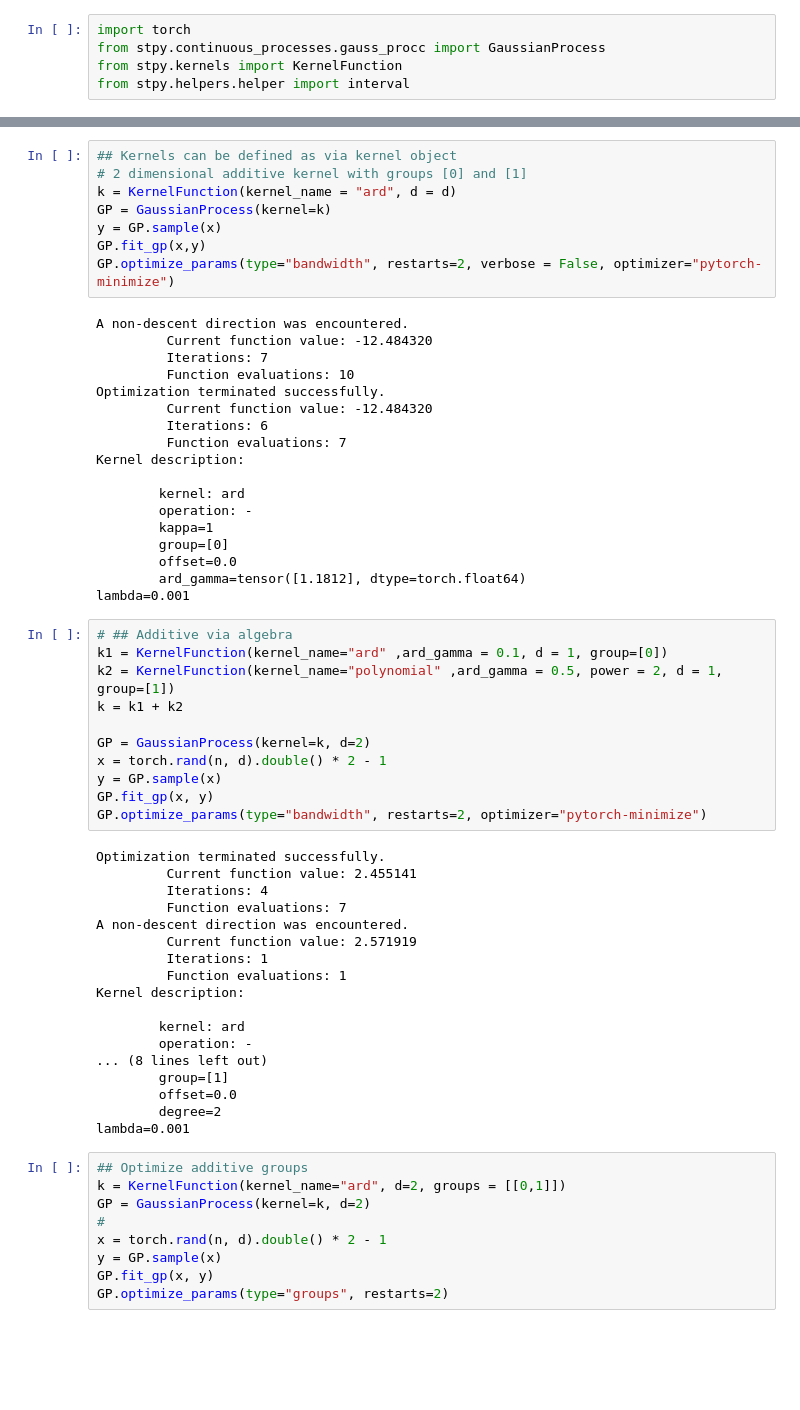
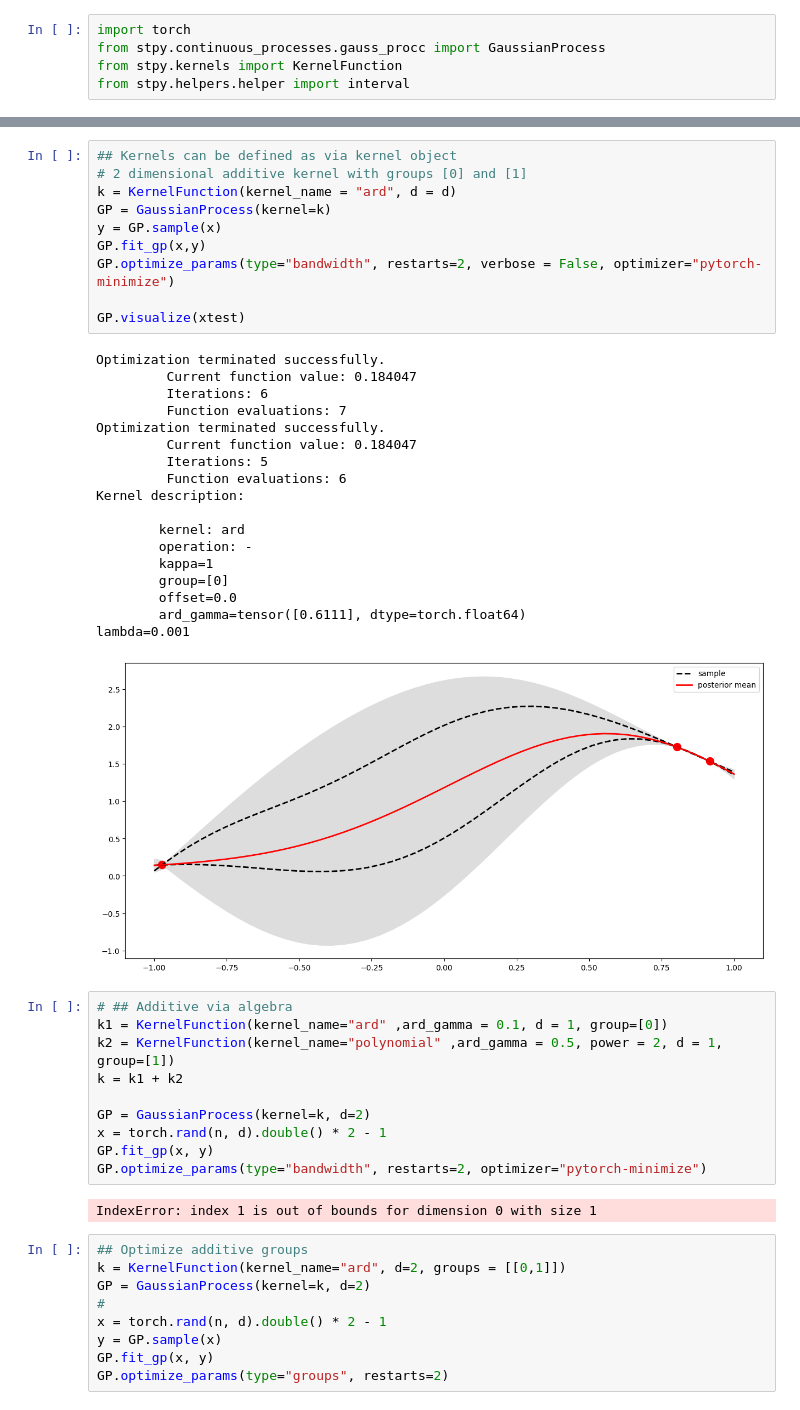
Before and after one commit to Queimo/stpy, a Jupyter notebook: tutorials/model_selection_marginalized_likelihood.py.ipynb, the cells around one changed output, grey strips where cells are left out. Drawn from its saved outputs; the diff is of its cells as text; blank space fills up the shorter version.

```diff
--- a/tutorials/model_selection_marginalized_likelihood.py.ipynb
+++ b/tutorials/model_selection_marginalized_likelihood.py.ipynb
@@ -23,29 +23,32 @@ GP.visualize(xtest)
 # %%
 ## Kernels can be defined as via kernel object
 # 2 dimensional additive kernel with groups [0] and [1]
 k = KernelFunction(kernel_name = "ard", d = d)
 GP = GaussianProcess(kernel=k)
 y = GP.sample(x)
 GP.fit_gp(x,y)
 GP.optimize_params(type="bandwidth", restarts=2, verbose = False, optimizer="pytorch-minimize")
+
+GP.visualize(xtest)
 # %% [output]
-A non-descent direction was encountered.
-         Current function value: -12.484320
-         Iterations: 7
-         Function evaluations: 10
 Optimization terminated successfully.
-         Current function value: -12.484320
+         Current function value: 0.184047
          Iterations: 6
          Function evaluations: 7
+Optimization terminated successfully.
+         Current function value: 0.184047
+         Iterations: 5
+         Function evaluations: 6
 Kernel description:
 
         kernel: ard
         operation: -
         kappa=1
         group=[0]
         offset=0.0
-        ard_gamma=tensor([1.1812], dtype=torch.float64)
+        ard_gamma=tensor([0.6111], dtype=torch.float64)
 lambda=0.001
+[figure, added]
 # %%
 # ## Additive via algebra
 k1 = KernelFunction(kernel_name="ard" ,ard_gamma = 0.1, d = 1, group=[0])
@@ -54,27 +57,10 @@ k = k1 + k2
 
 GP = GaussianProcess(kernel=k, d=2)
 x = torch.rand(n, d).double() * 2 - 1
-y = GP.sample(x)
 GP.fit_gp(x, y)
 GP.optimize_params(type="bandwidth", restarts=2, optimizer="pytorch-minimize")
 # %% [output]
-Optimization terminated successfully.
-         Current function value: 2.455141
-         Iterations: 4
-         Function evaluations: 7
-A non-descent direction was encountered.
-         Current function value: 2.571919
-         Iterations: 1
-         Function evaluations: 1
-Kernel description:
-
-        kernel: ard
-        operation: -
-... (8 lines left out)
-        group=[1]
-        offset=0.0
-        degree=2
-lambda=0.001
+IndexError: index 1 is out of bounds for dimension 0 with size 1
 # %%
 ## Optimize additive groups
 k = KernelFunction(kernel_name="ard", d=2, groups = [[0,1]])
```
Also changed, not shown: parts of 2 cells of this notebook, 10 other files.
